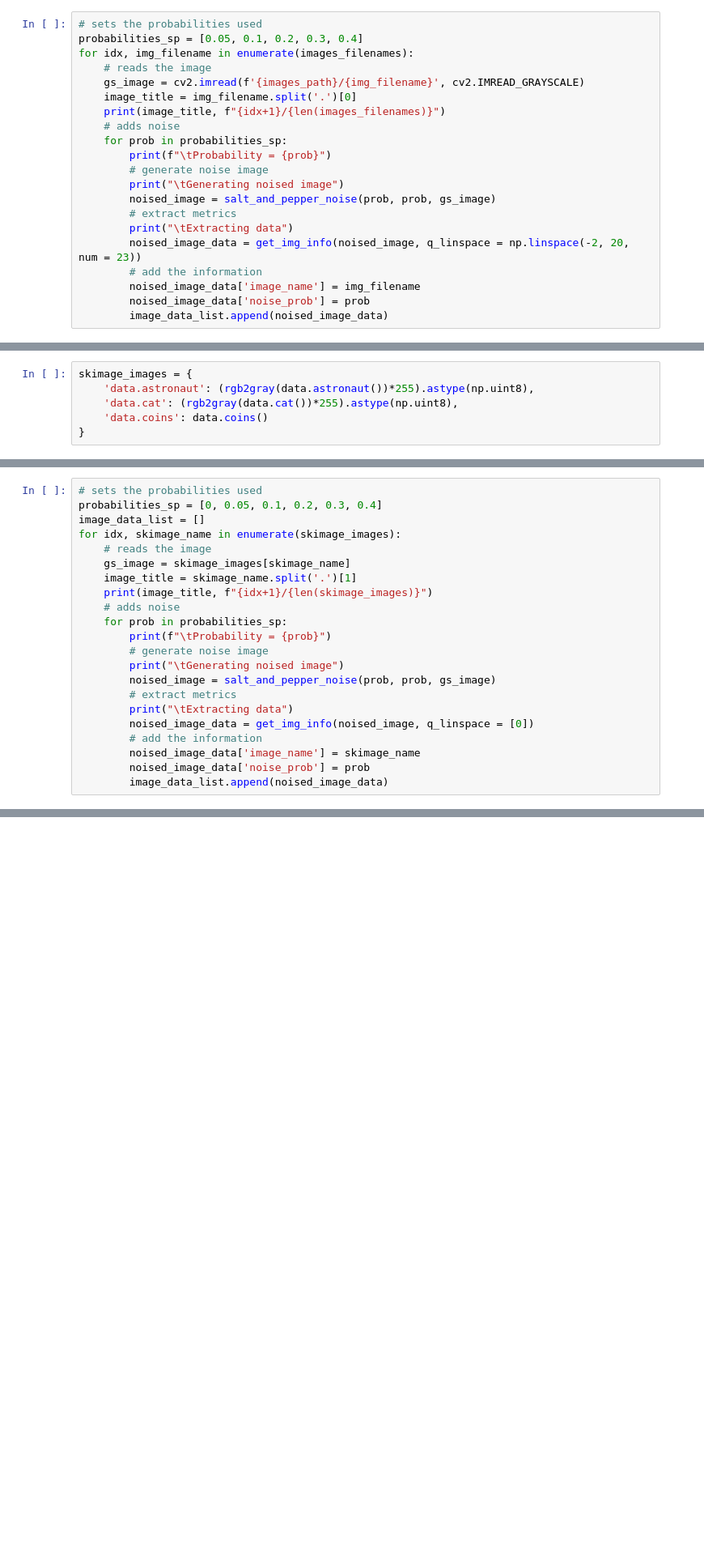
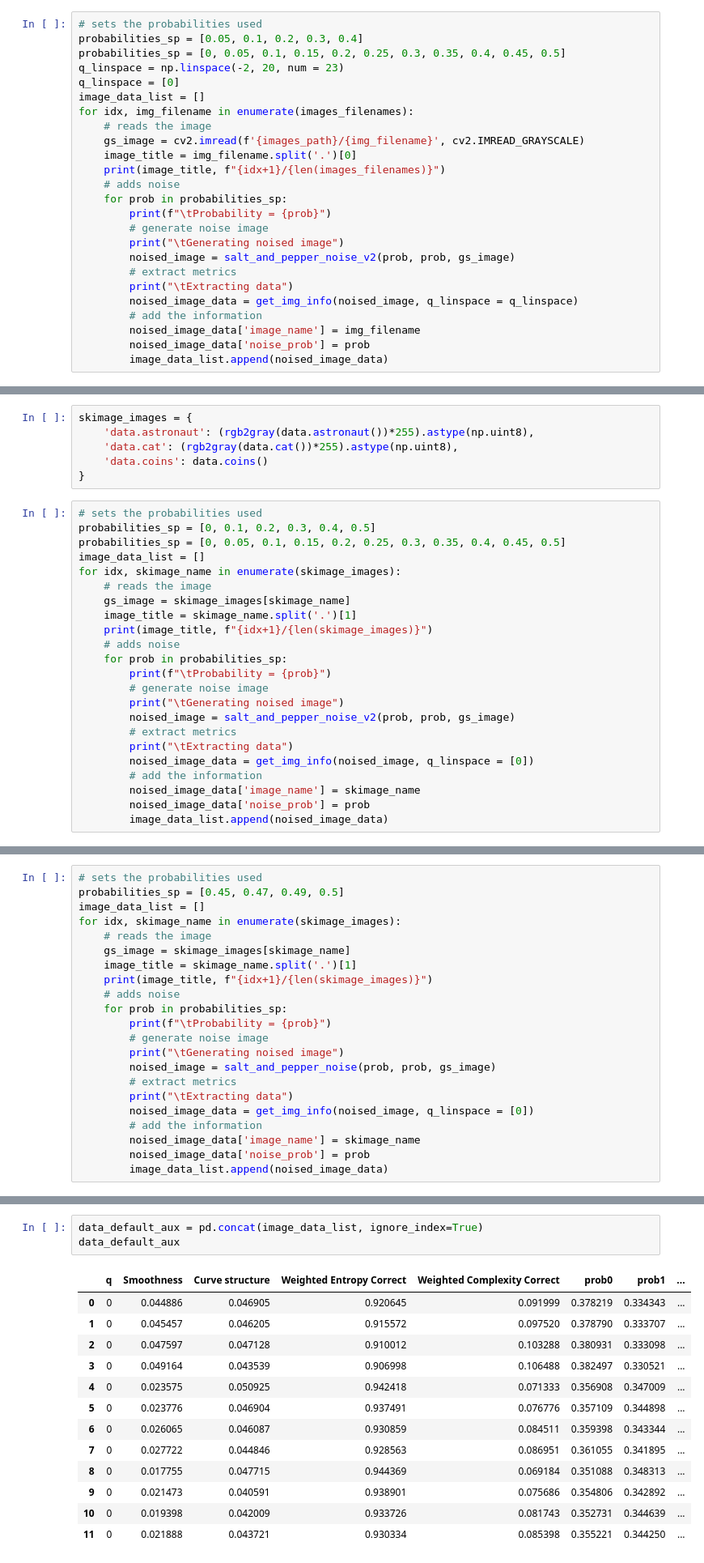
Before and after one commit to alvaroalbuquerque/SCS_plane_study, a Jupyter notebook: noise_analysis_sp.ipynb, the cells around one changed output, grey strips where cells are left out. Shown at 81% size. Drawn from its saved outputs; the diff is of its cells as text; blank space fills up the shorter version.

```diff
--- a/noise_analysis_sp.ipynb
+++ b/noise_analysis_sp.ipynb
@@ -162,6 +183,10 @@ Extracting metrics for each image with each parameter
 # %%
 # sets the probabilities used
 probabilities_sp = [0.05, 0.1, 0.2, 0.3, 0.4]
+probabilities_sp = [0, 0.05, 0.1, 0.15, 0.2, 0.25, 0.3, 0.35, 0.4, 0.45, 0.5]
+q_linspace = np.linspace(-2, 20, num = 23)
+q_linspace = [0]
+image_data_list = []
 for idx, img_filename in enumerate(images_filenames):
     # reads the image
     gs_image = cv2.imread(f'{images_path}/{img_filename}', cv2.IMREAD_GRAYSCALE)
@@ -172,10 +197,10 @@ for idx, img_filename in enumerate(images_filenames):
         print(f"\tProbability = {prob}")
         # generate noise image
         print("\tGenerating noised image")
-        noised_image = salt_and_pepper_noise(prob, prob, gs_image)
+        noised_image = salt_and_pepper_noise_v2(prob, prob, gs_image)
         # extract metrics
         print("\tExtracting data")
-        noised_image_data = get_img_info(noised_image, q_linspace = np.linspace(-2, 20, num = 23))
+        noised_image_data = get_img_info(noised_image, q_linspace = q_linspace)
         # add the information
         noised_image_data['image_name'] = img_filename
         noised_image_data['noise_prob'] = prob
@@ -217,3 +264,26 @@ skimage_images = {
     'data.cat': (rgb2gray(data.cat())*255).astype(np.uint8),
     'data.coins': data.coins()
 }
+# %%
+# sets the probabilities used
+probabilities_sp = [0, 0.1, 0.2, 0.3, 0.4, 0.5]
+probabilities_sp = [0, 0.05, 0.1, 0.15, 0.2, 0.25, 0.3, 0.35, 0.4, 0.45, 0.5]
+image_data_list = []
+for idx, skimage_name in enumerate(skimage_images):
+    # reads the image
+    gs_image = skimage_images[skimage_name]
+    image_title = skimage_name.split('.')[1]
+    print(image_title, f"{idx+1}/{len(skimage_images)}")
+    # adds noise
+    for prob in probabilities_sp:
+        print(f"\tProbability = {prob}")
+        # generate noise image
+        print("\tGenerating noised image")
+        noised_image = salt_and_pepper_noise_v2(prob, prob, gs_image)
+        # extract metrics
+        print("\tExtracting data")
+        noised_image_data = get_img_info(noised_image, q_linspace = [0])
+        # add the information
+        noised_image_data['image_name'] = skimage_name
+        noised_image_data['noise_prob'] = prob
+        image_data_list.append(noised_image_data)
@@ -220,6 +308,6 @@ skimage_images = {
 # %%
 # sets the probabilities used
-probabilities_sp = [0, 0.05, 0.1, 0.2, 0.3, 0.4]
+probabilities_sp = [0.45, 0.47, 0.49, 0.5]
 image_data_list = []
 for idx, skimage_name in enumerate(skimage_images):
     # reads the image
@@ -258,3 +346,20 @@ astronaut 1/3
         Generating noised image
         Extracting data
+# %%
+data_default_aux = pd.concat(image_data_list, ignore_index=True)
+data_default_aux
+# %% [output]
+|  | q | Smoothness | Curve structure | Weighted Entropy Correct | Weighted Complexity Correct | prob0 | prob1 | ... |
+| 0 | 0 | 0.044886 | 0.046905 | 0.920645 | 0.091999 | 0.378219 | 0.334343 | ... |
+| 1 | 0 | 0.045457 | 0.046205 | 0.915572 | 0.097520 | 0.378790 | 0.333707 | ... |
+| 2 | 0 | 0.047597 | 0.047128 | 0.910012 | 0.103288 | 0.380931 | 0.333098 | ... |
+| 3 | 0 | 0.049164 | 0.043539 | 0.906998 | 0.106488 | 0.382497 | 0.330521 | ... |
+| 4 | 0 | 0.023575 | 0.050925 | 0.942418 | 0.071333 | 0.356908 | 0.347009 | ... |
+| 5 | 0 | 0.023776 | 0.046904 | 0.937491 | 0.076776 | 0.357109 | 0.344898 | ... |
+| 6 | 0 | 0.026065 | 0.046087 | 0.930859 | 0.084511 | 0.359398 | 0.343344 | ... |
+| 7 | 0 | 0.027722 | 0.044846 | 0.928563 | 0.086951 | 0.361055 | 0.341895 | ... |
+| 8 | 0 | 0.017755 | 0.047715 | 0.944369 | 0.069184 | 0.351088 | 0.348313 | ... |
+| 9 | 0 | 0.021473 | 0.040591 | 0.938901 | 0.075686 | 0.354806 | 0.342892 | ... |
+| 10 | 0 | 0.019398 | 0.042009 | 0.933726 | 0.081743 | 0.352731 | 0.344639 | ... |
+| 11 | 0 | 0.021888 | 0.043721 | 0.930334 | 0.085398 | 0.355221 | 0.344250 | ... |
 # %%
```
Also changed, not shown: parts of 15 cells of this notebook, 1 other file.
